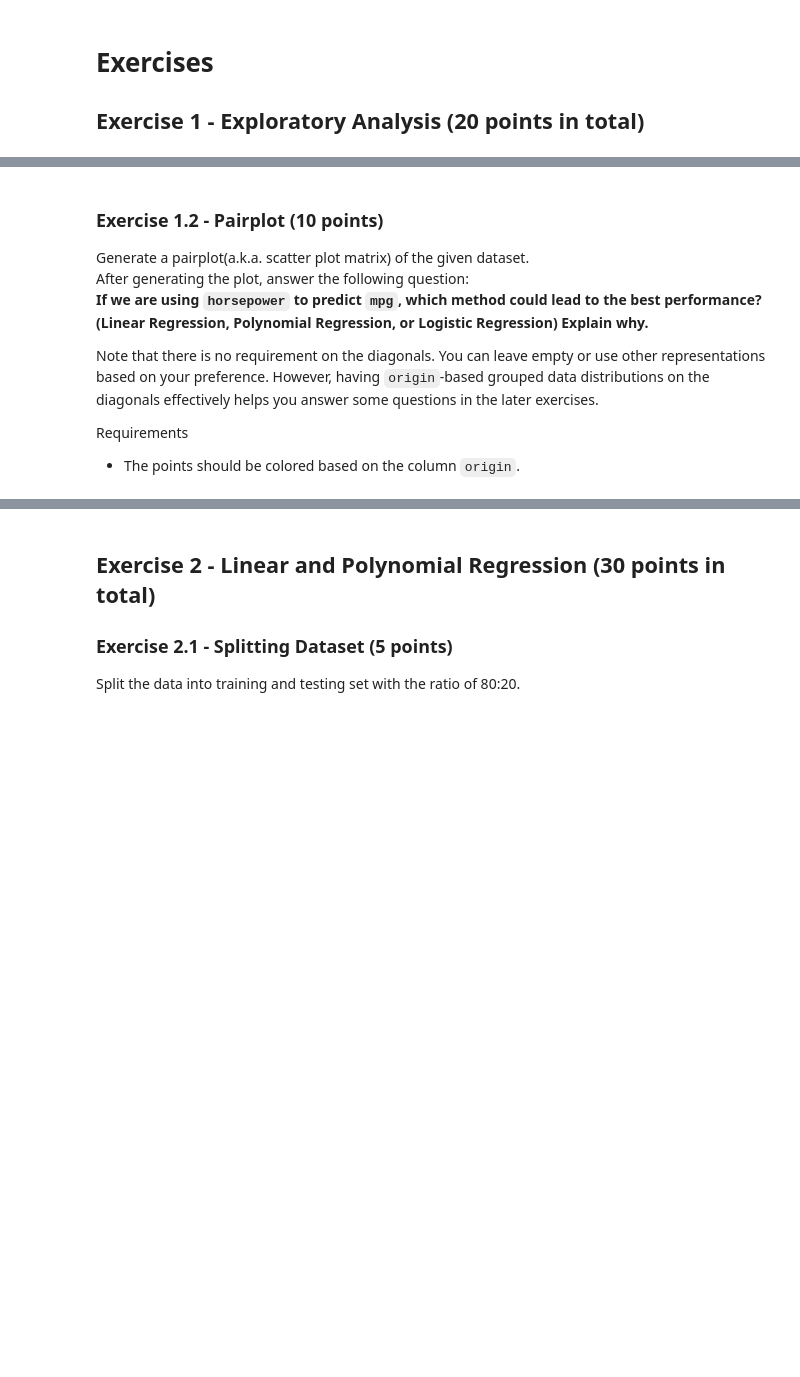
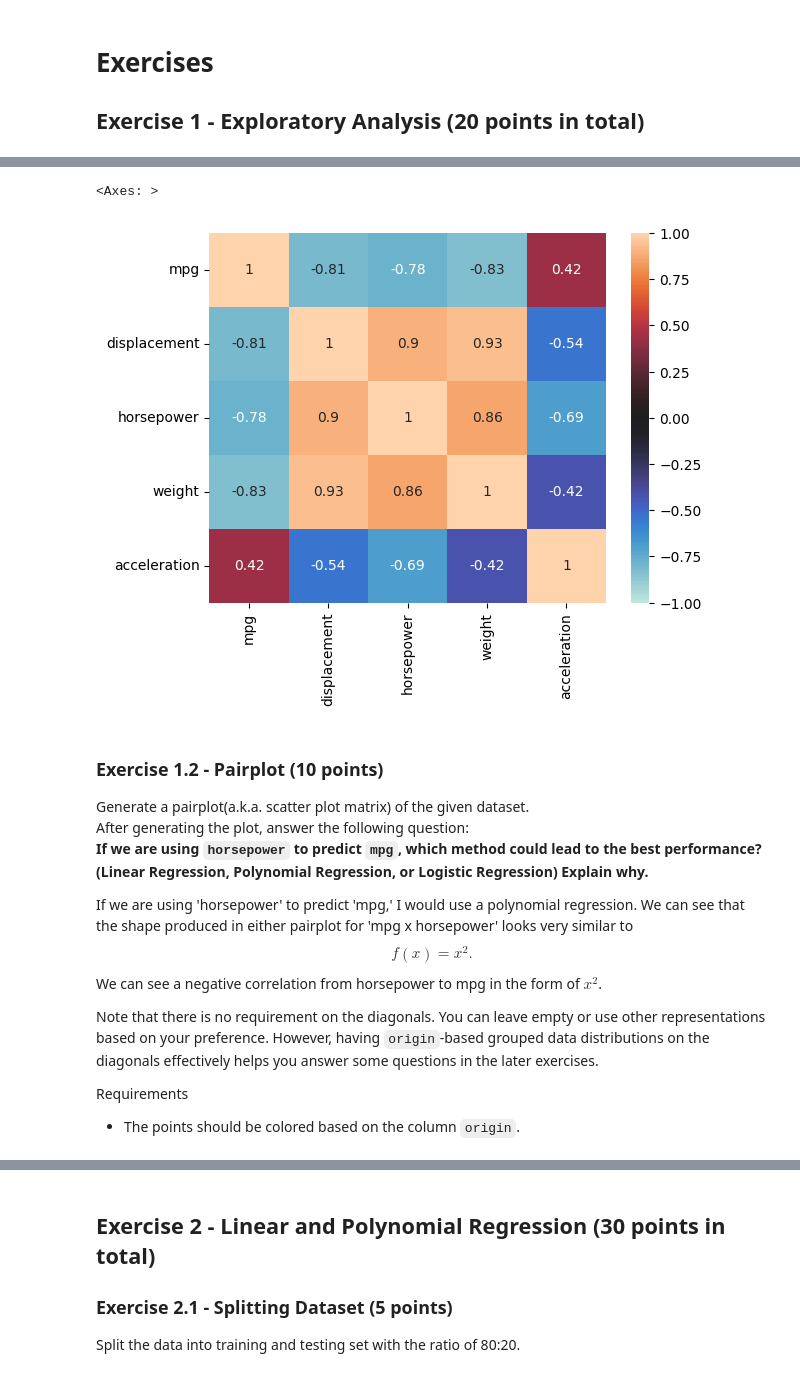
Before and after one commit to tran1174/ecs171, a Jupyter notebook: Homework1/HW1.ipynb, the cells around one changed output, grey strips where cells are left out. Drawn from its saved outputs; the diff is of its cells as text; code cells hidden in the pictures; blank space fills up the shorter version.

```diff
--- a/Homework1/HW1.ipynb
+++ b/Homework1/HW1.ipynb
@@ -36,0 +45,4 @@ Requirements & notes
+# %%
+#load auto-mpg dataset
+mpg = pandas.read_csv('auto-mpg.csv')
+display(mpg)
@@ -36,0 +63,4 @@ Requirements & notes
+# %%
+#remove origin column bc not computative
+new_mpg = mpg.drop('origin', inplace = False, axis=1)
+display(new_mpg)
@@ -37,9 +81,17 @@ Requirements & notes
+# %%
+#display heatmap with annotations; center = 0, color range = [-1,1]
+seaborn.heatmap(new_mpg.corr(), annot = True, center = 0, vmin = -1, vmax = 1)
+# %% [output]
+<Axes: >
+[figure, added]
 # %% [markdown]
 ### Exercise 1.2 - Pairplot (10 points)
 Generate a pairplot(a.k.a. scatter plot matrix) of the given dataset. <br >
 After generating the plot, answer the following question: <br >
 **If we are using ``horsepower`` to predict ``mpg``, which method could lead to the best performance? (Linear Regression, Polynomial Regression, or Logistic Regression) Explain why.**
 
+If we are using 'horsepower' to predict 'mpg,' I would use a polynomial regression. We can see that the shape produced in either pairplot for 'mpg x horsepower' looks very similar to $$f(x)=x^2.$$ We can see a negative correlation from horsepower to mpg in the form of $x^2$.
+
 Note that there is no requirement on the diagonals. You can leave empty or use other representations based on your preference. However, having ``origin``-based grouped data distributions on the diagonals effectively helps you answer some questions in the later exercises.
 
 Requirements
```
Also changed, not shown: parts of 5 cells of this notebook.
